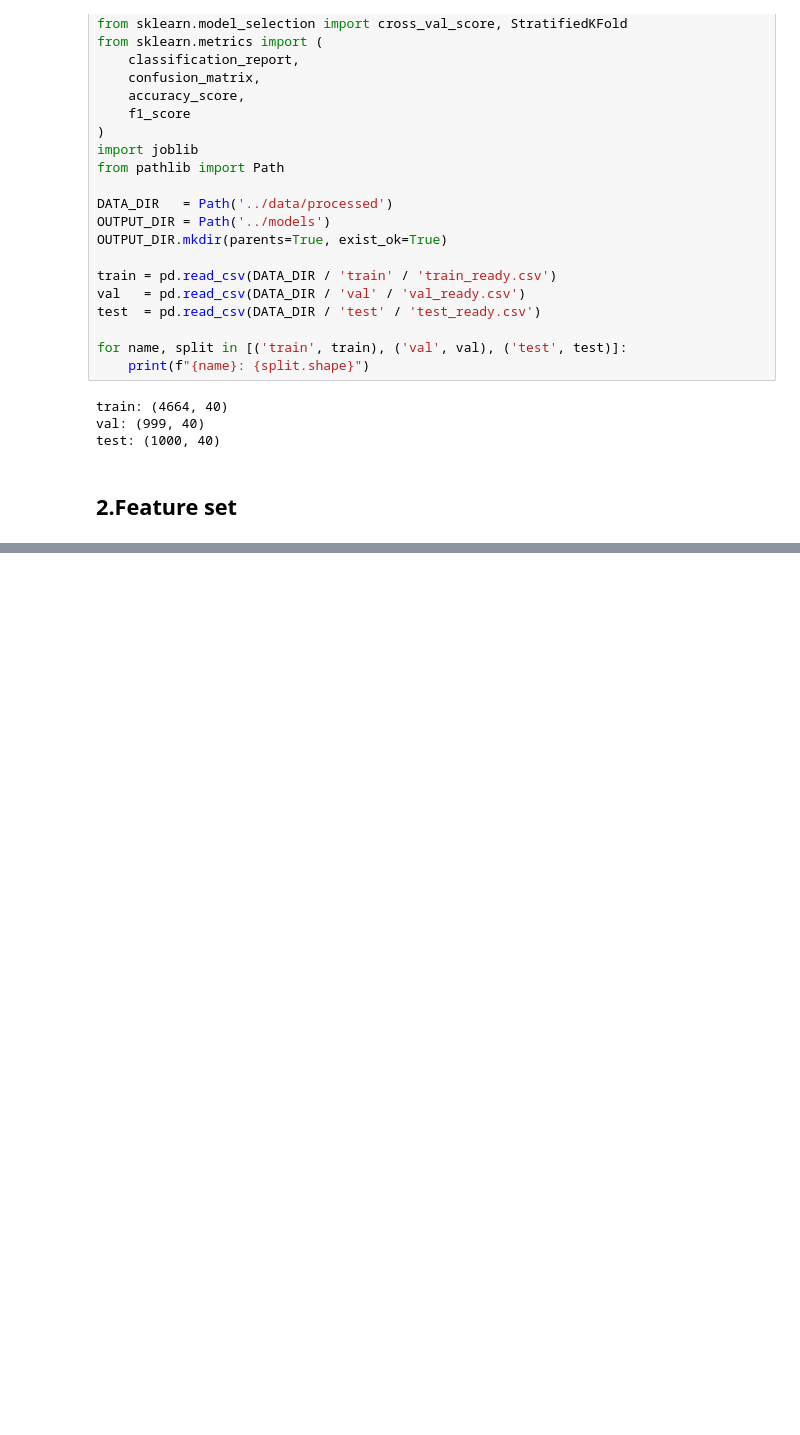
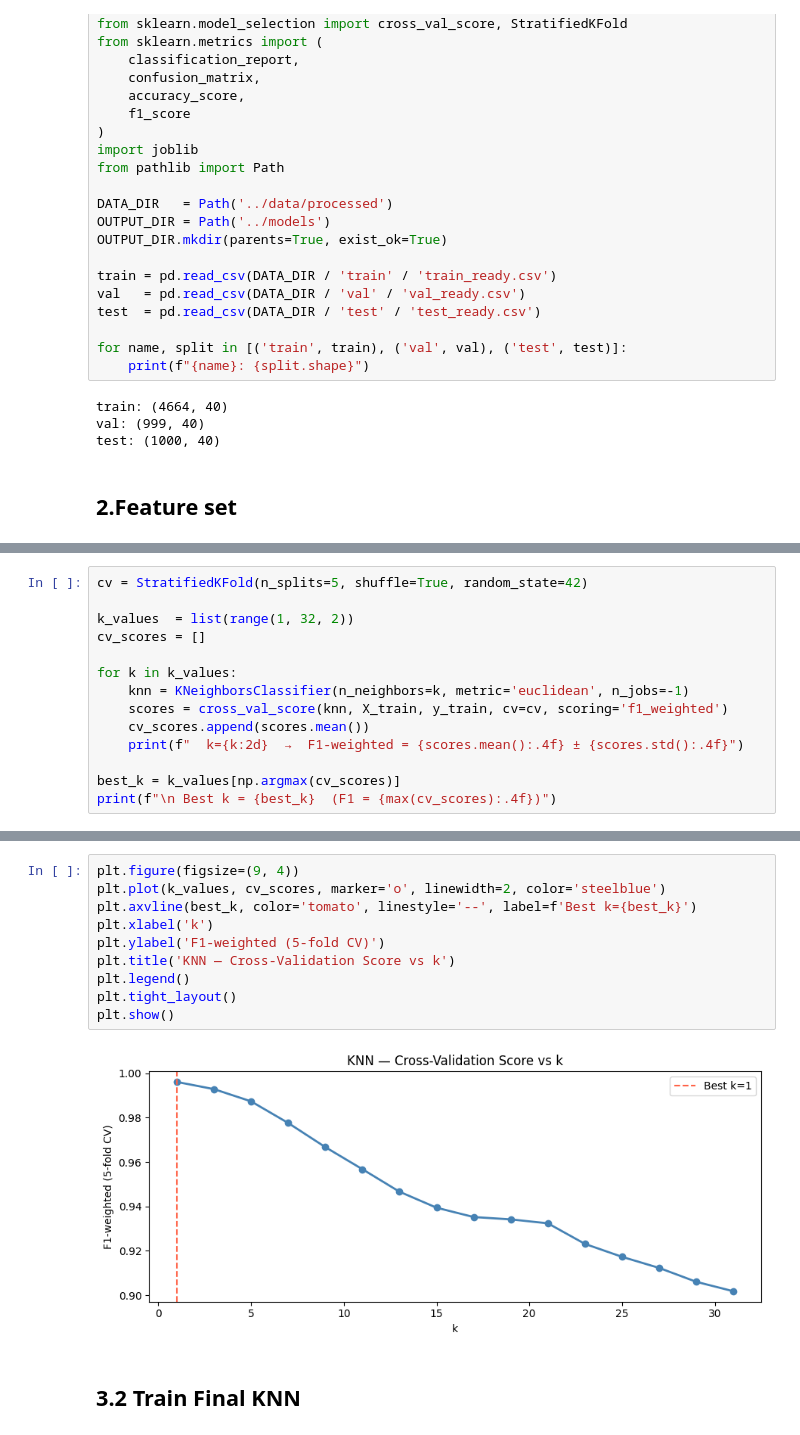
Before and after one commit to kaoutherbensaddek/AmphiLocator-ML, a Jupyter notebook: notebooks/04_KNN_LogReg.ipynb, the cells around one changed output, grey strips where cells are left out. Cells and saved outputs as stored; diff of their text form; blank space fills up the shorter version.

```diff
--- a/notebooks/04_KNN_LogReg.ipynb
+++ b/notebooks/04_KNN_LogReg.ipynb
@@ -48,0 +122,14 @@ test: (1000, 40)
+# %%
+cv = StratifiedKFold(n_splits=5, shuffle=True, random_state=42)
+
+k_values  = list(range(1, 32, 2))
+cv_scores = []
+
+for k in k_values:
+    knn = KNeighborsClassifier(n_neighbors=k, metric='euclidean', n_jobs=-1)
+    scores = cross_val_score(knn, X_train, y_train, cv=cv, scoring='f1_weighted')
+    cv_scores.append(scores.mean())
+    print(f"  k={k:2d}  →  F1-weighted = {scores.mean():.4f} ± {scores.std():.4f}")
+
+best_k = k_values[np.argmax(cv_scores)]
+print(f"\n Best k = {best_k}  (F1 = {max(cv_scores):.4f})")
@@ -48,0 +155,14 @@ test: (1000, 40)
+# %%
+plt.figure(figsize=(9, 4))
+plt.plot(k_values, cv_scores, marker='o', linewidth=2, color='steelblue')
+plt.axvline(best_k, color='tomato', linestyle='--', label=f'Best k={best_k}')
+plt.xlabel('k')
+plt.ylabel('F1-weighted (5-fold CV)')
+plt.title('KNN — Cross-Validation Score vs k')
+plt.legend()
+plt.tight_layout()
+plt.show()
+# %% [output]
+[figure, added]
+# %% [markdown]
+## 3.2 Train Final KNN
```
Also changed, not shown: parts of 19 cells of this notebook, 2 other files.
